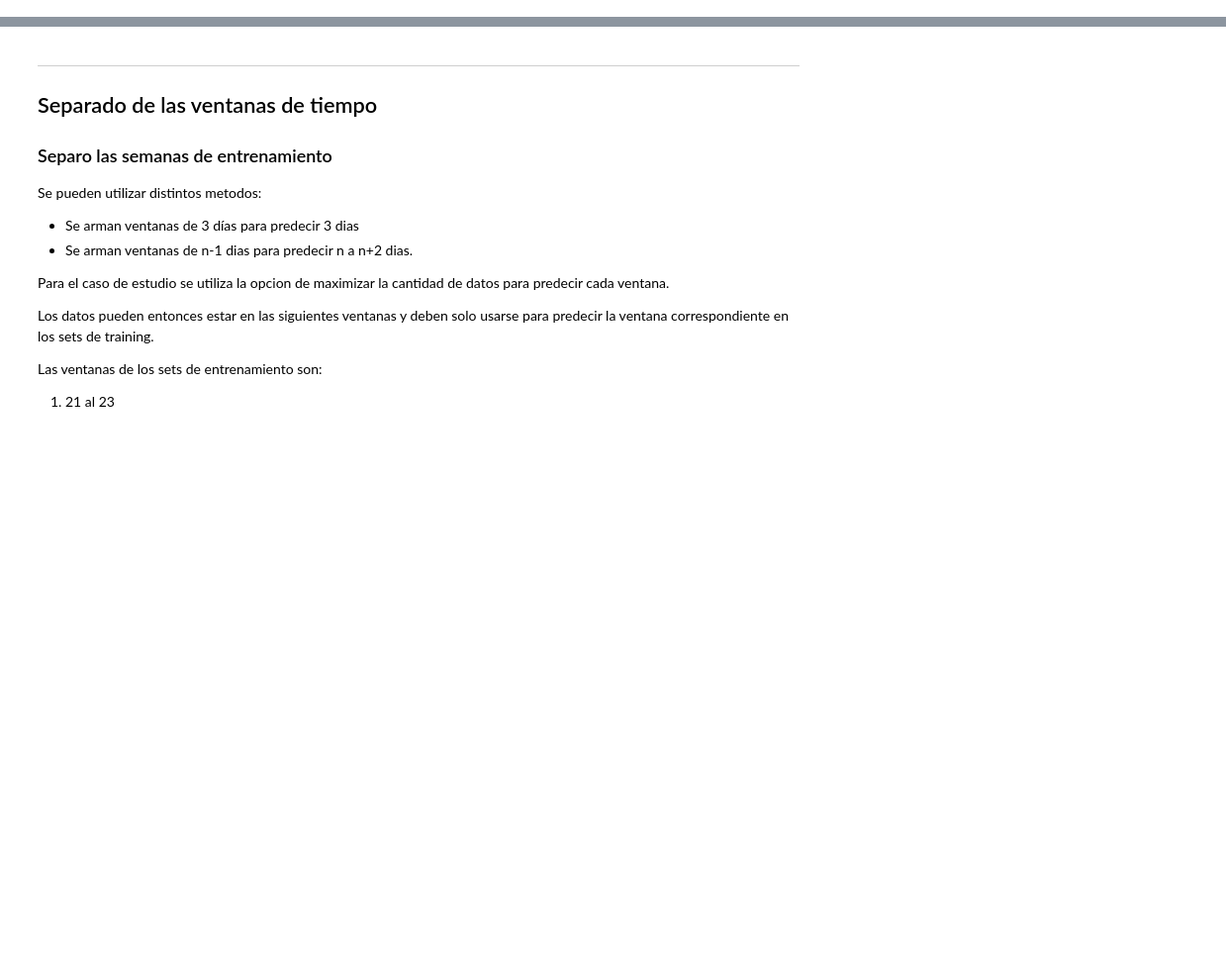
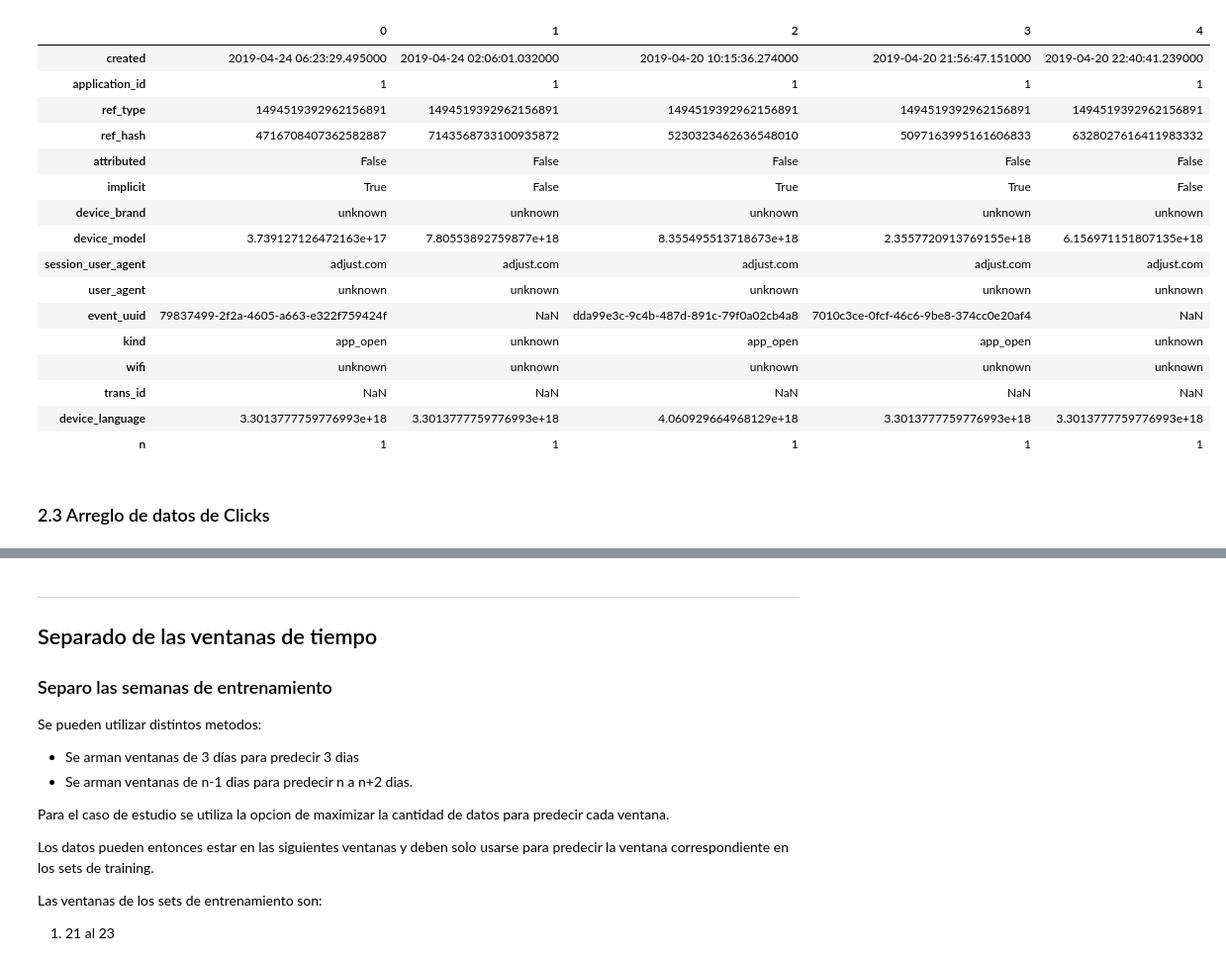
Before and after one commit to gatti2602/7506-datos, a Jupyter notebook: tp2/Nico/4 - Features con Arboles.ipynb, the cells around one changed output, grey strips where cells are left out. Shown at 99% size. Cells and saved outputs as stored; diff of their text form; code cells hidden in the pictures; blank space fills up the shorter version.

```diff
--- a/tp2/Nico/4 - Features con Arboles.ipynb
+++ b/tp2/Nico/4 - Features con Arboles.ipynb
@@ -36,0 +212,5 @@ Timestamp('2019-04-26 23:59:59.969518')
+# %%
+installs['kind'] = installs['kind'].str.replace(' ','_')
+installs['kind'] = installs['kind'].str.replace('af_app_open ','af_app_opened')
+installs['kind'] = installs['kind'].str.replace('af_app_opend','af_app_opened')
+installs['kind'] = installs['kind'].str.lower()
@@ -36,0 +237,32 @@ Timestamp('2019-04-26 23:59:59.969518')
+# %%
+for i in ['device_brand','device_model','session_user_agent','user_agent','kind','wifi','device_language']:
+    installs[i] = installs[i].fillna('unknown')
+installs['device_brand'] = installs['device_brand'].astype('category')
+installs['device_model'] = installs['device_model'].astype('category')
+installs['session_user_agent'] = installs['session_user_agent'].astype('category')
+installs['user_agent'] = installs['user_agent'].astype('category')
+installs['kind'] = installs['kind'].astype('category')
+installs['wifi'] = installs['wifi'].astype('category')
+installs['device_language'] = installs['device_language'].astype('category')
+# %%
+installs.head().transpose()
+# %% [output]
+|  | 0 | 1 | 2 | 3 | 4 |
+| created | 2019-04-24 06:23:29.495000 | 2019-04-24 02:06:01.032000 | 2019-04-20 10:15:36.274000 | 2019-04-20 21:56:47.151000 | 2019-04-20 22:40:41.239000 |
+| application_id | 1 | 1 | 1 | 1 | 1 |
+| ref_type | 1494519392962156891 | 1494519392962156891 | 1494519392962156891 | 1494519392962156891 | 1494519392962156891 |
+| ref_hash | 4716708407362582887 | 7143568733100935872 | 5230323462636548010 | 5097163995161606833 | 6328027616411983332 |
+| attributed | False | False | False | False | False |
+| implicit | True | False | True | True | False |
+| device_brand | unknown | unknown | unknown | unknown | unknown |
+| device_model | 3.739127126472163e+17 | 7.80553892759877e+18 | 8.355495513718673e+18 | 2.3557720913769155e+18 | 6.156971151807135e+18 |
+| session_user_agent | adjust.com | adjust.com | adjust.com | adjust.com | adjust.com |
+| user_agent | unknown | unknown | unknown | unknown | unknown |
+| event_uuid | 79837499-2f2a-4605-a663-e322f759424f | NaN | dda99e3c-9c4b-487d-891c-79f0a02cb4a8 | 7010c3ce-0fcf-46c6-9be8-374cc0e20af4 | NaN |
+| kind | app_open | unknown | app_open | app_open | unknown |
+| wifi | unknown | unknown | unknown | unknown | unknown |
+| trans_id | NaN | NaN | NaN | NaN | NaN |
+| device_language | 3.3013777759776993e+18 | 3.3013777759776993e+18 | 4.060929664968129e+18 | 3.3013777759776993e+18 | 3.3013777759776993e+18 |
+| n | 1 | 1 | 1 | 1 | 1 |
+# %% [markdown]
+### 2.3 Arreglo de datos de Clicks
```
Also changed, not shown: parts of 43 cells of this notebook, 3 other files.
